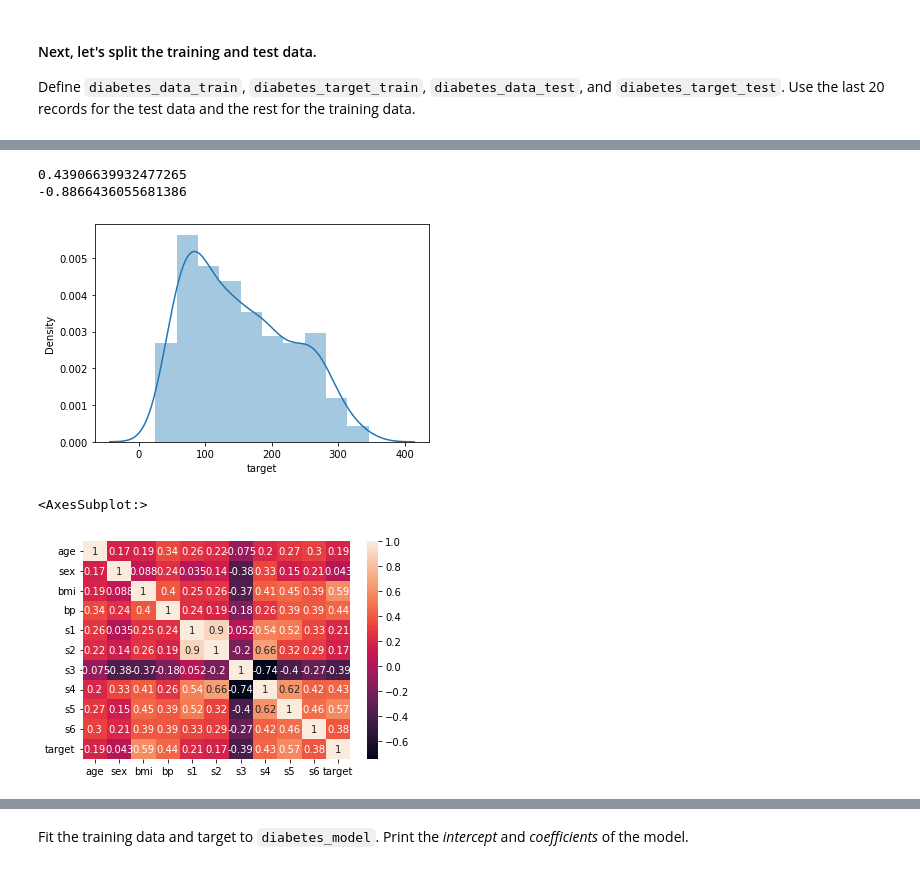
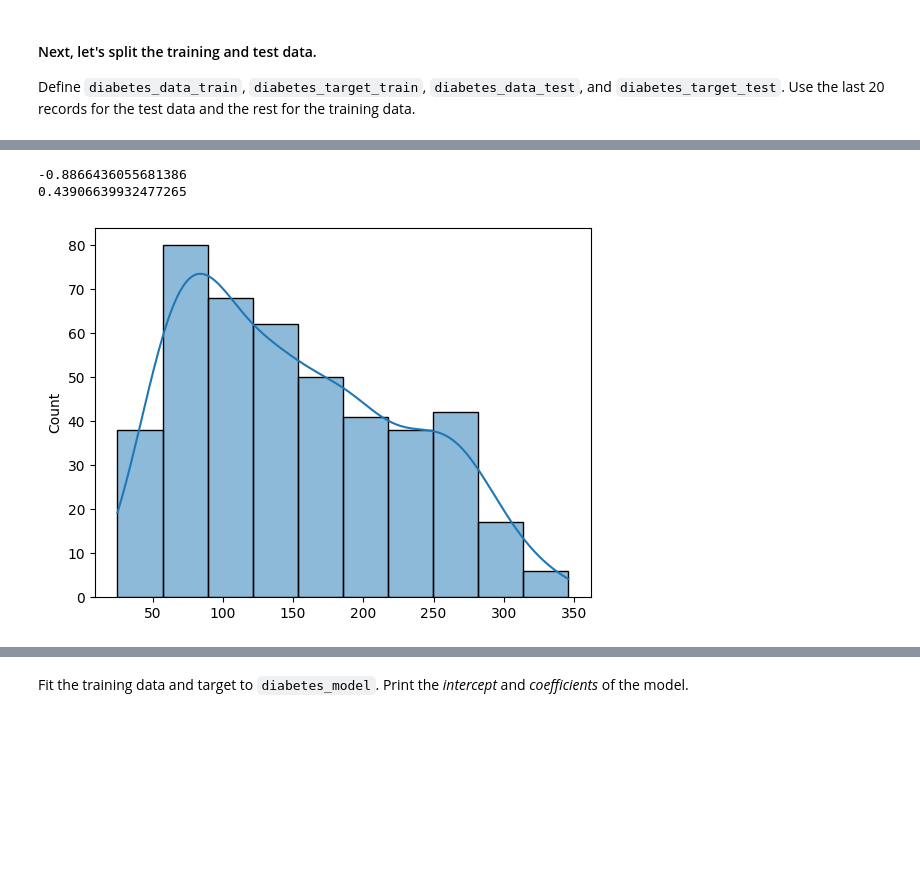
Before and after one commit to andreszaragoza/DS102024, a Jupyter notebook: 3-MachineLearning/2-Supervisado/2-RegresionLineal/Ejercicio/2 Diabetes.ipynb, the cells around one changed output, grey strips where cells are left out. Drawn from its saved outputs; the diff is of its cells as text; code cells hidden in the pictures; blank space fills up the shorter version.

```diff
--- a/3-MachineLearning/2-Supervisado/2-RegresionLineal/Ejercicio/2 Diabetes.ipynb
+++ b/3-MachineLearning/2-Supervisado/2-RegresionLineal/Ejercicio/2 Diabetes.ipynb
@@ -71,6 +73,8 @@ ndim
 (442, 10)
 4420
 2
+# %%
+y = diabetes['target']
 # %%
 diabetes['data']
 # %% [output]
@@ -185,20 +190,14 @@ df.describe()
 # %%
 from scipy import stats
-# %%
-# Skew y Kurtosis
-df['target']
-df['target']
-# %% [output]
-0.43906639932477265
--0.8866436055681386
+# %%
+# Skew y Kurtosis
+print(stats.kurtosis(y))
+print(stats.skew(y))
+# %% [output]
+-0.8866436055681386
+0.43906639932477265
 # %%
 import seaborn as sns
-sns.distplot();
+sns.histplot(data=y,kde=True);
 # %% [output]
-[figure, old version]
+[figure, new version]
-# %%
-import seaborn as sns
-sns.heatmap()
-# %% [output]
-<AxesSubplot:>
-[figure, removed]
```
Also changed, not shown: parts of 24 cells of this notebook, 4 other files.
